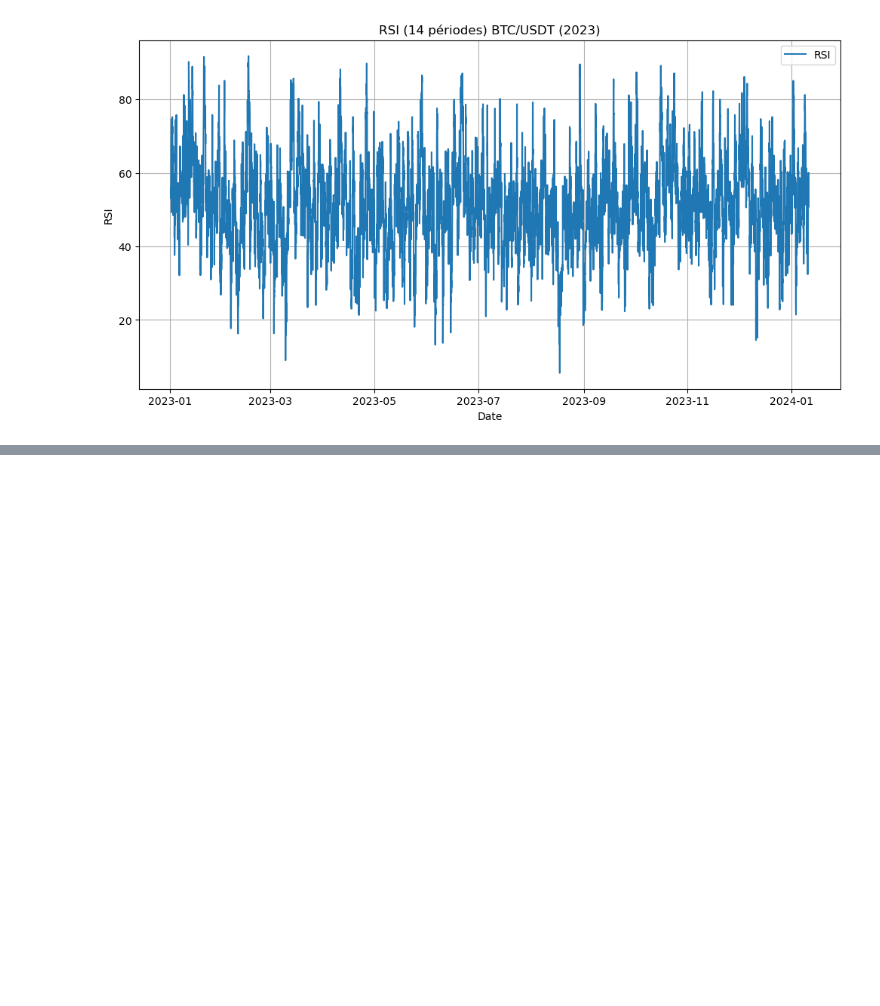
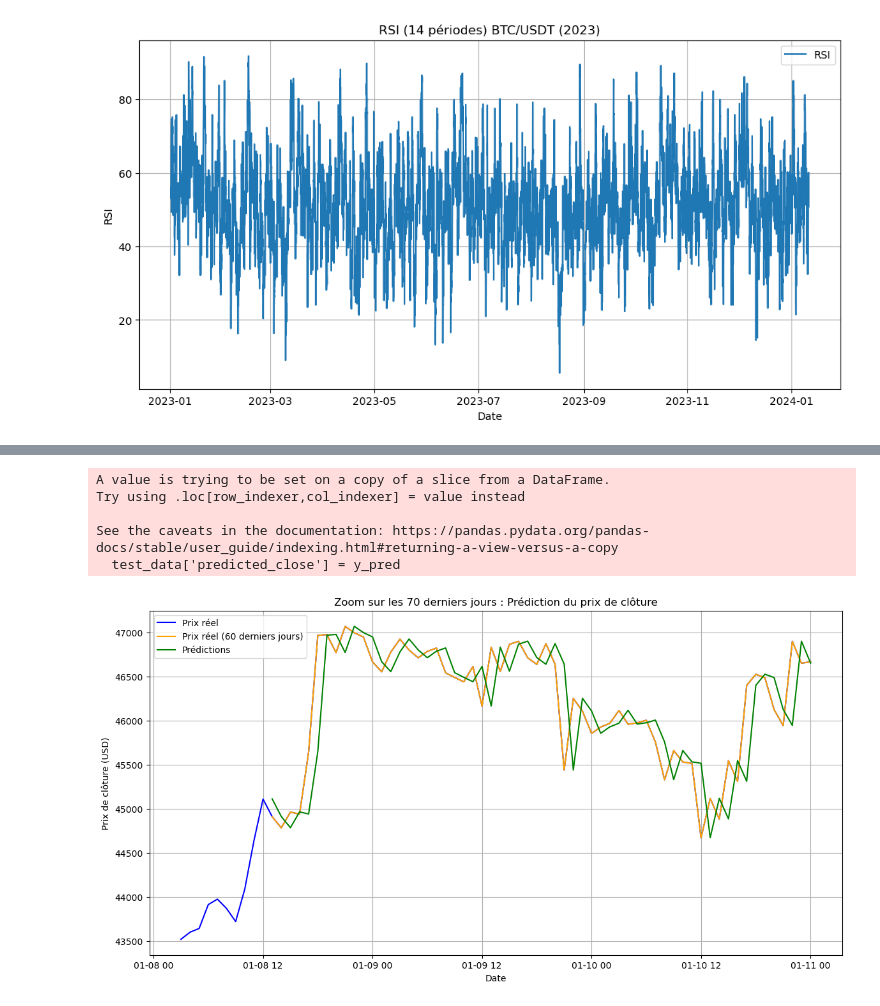
Before and after one commit to willyafalin/cryptocurrency_prediction, a Jupyter notebook: crypto_binance.ipynb, the cells around one changed output, grey strips where cells are left out. Cells and saved outputs as stored; diff of their text form; code cells hidden in the pictures; blank space fills up the shorter version.

```diff
--- a/crypto_binance.ipynb
+++ b/crypto_binance.ipynb
@@ -296,0 +453,64 @@ Aperçu des 10 Premières et 10 Dernières Lignes avec Indicateurs
+# %%
+import pandas as pd
+import numpy as np
+from sklearn.linear_model import LinearRegression
+import matplotlib.pyplot as plt
+
+# Charger les données (remplacez par vos données réelles)
+df = pd.read_csv("BTCUSDT_hourly_2023.csv")
+
+# Convertir la colonne 'timestamp' en datetime
+df['timestamp'] = pd.to_datetime(df['timestamp'])
+df.set_index('timestamp', inplace=True)
+
+# Créer le régresseur : prix de clôture décalé d'une période
+df['prev_close'] = df['close'].shift(1)
+
+# Supprimer les valeurs nulles (causées par le décalage)
+df.dropna(inplace=True)
+
+# Diviser les données en train/test
+# On garde les 60 derniers jours comme données de test
+train_data = df.iloc[:-60]
+test_data = df.iloc[-60:]
+
+# Variables d'entraînement
+X_train = train_data[['prev_close']]
+y_train = train_data['close']
+
+# Variables de test
+X_test = test_data[['prev_close']]
+y_test = test_data['close']
+
+# Entraîner le modèle
+model = LinearRegression()
+model.fit(X_train, y_train)
+
+# Faire des prédictions
+y_pred = model.predict(X_test)
+
+# Ajouter les prédictions dans le DataFrame pour le graphique
+test_data['predicted_close'] = y_pred
+
+# Filtrer les 70 derniers jours pour le zoom
+zoom_data = df.iloc[-70:]
+zoom_test_data = test_data.iloc[-60:]  # Les prédictions restent sur 60 jours
+
+# Graphique zoomé sur les 70 derniers jours
+plt.figure(figsize=(14, 7))
+plt.plot(zoom_data.index, zoom_data['close'], label='Prix réel', color='blue')
+plt.plot(zoom_test_data.index, zoom_test_data['close'], label='Prix réel (60 derniers jours)', color='orange')
+plt.plot(zoom_test_data.index, zoom_test_data['predicted_close'], label='Prédictions', color='green')
+plt.title("Zoom sur les 70 derniers jours : Prédiction du prix de clôture")
+plt.xlabel("Date")
+plt.ylabel("Prix de clôture (USD)")
+plt.legend()
+plt.grid()
+plt.show()
+# %% [output]
+A value is trying to be set on a copy of a slice from a DataFrame.
+Try using .loc[row_indexer,col_indexer] = value instead
+
+See the caveats in the documentation: https://pandas.pydata.org/pandas-docs/stable/user_guide/indexing.html#returning-a-view-versus-a-copy
+  test_data['predicted_close'] = y_pred
+[figure, added]
```
Also changed, not shown: parts of 21 cells of this notebook.
